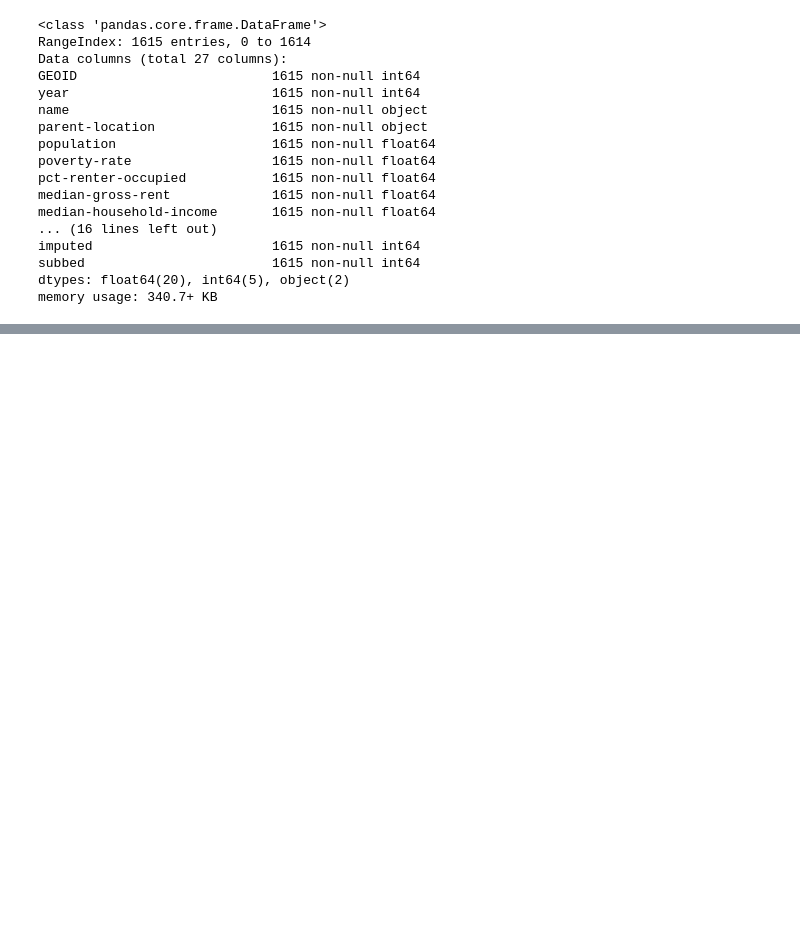
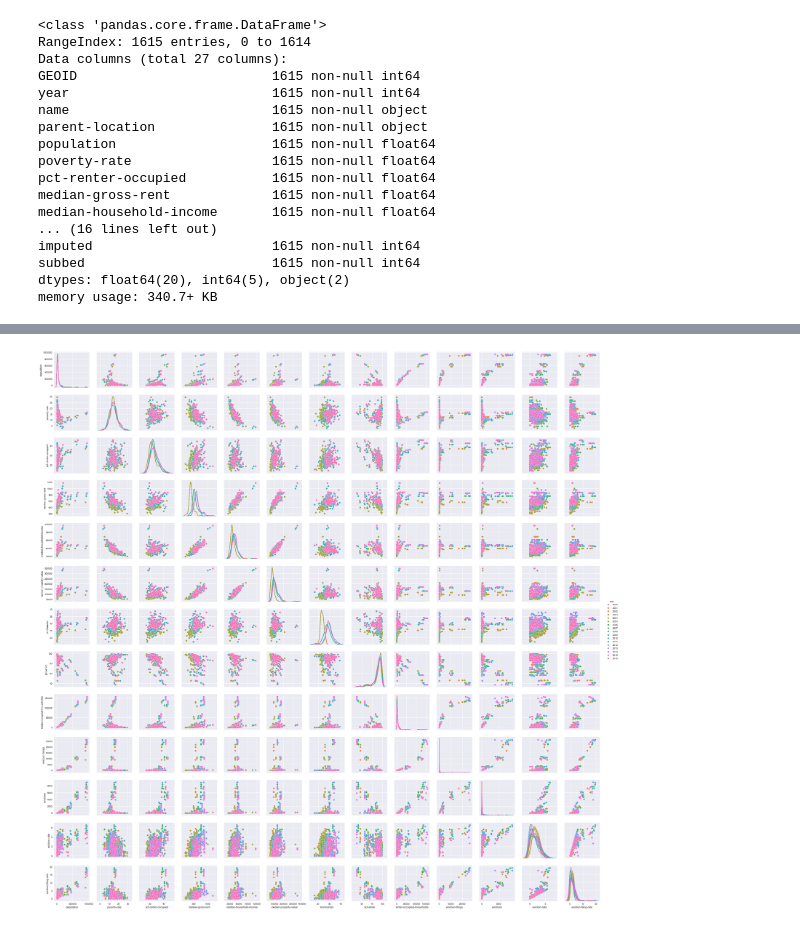
Before and after one commit to paulo-g-martinez/eviction-lab-tn-nss-capstone, a Jupyter notebook: EDA-exploratory-data-analysis.ipynb, the cells around one changed output, grey strips where cells are left out. Cells and saved outputs as stored; diff of their text form; code cells hidden in the pictures; blank space fills up the shorter version.

```diff
--- a/EDA-exploratory-data-analysis.ipynb
+++ b/EDA-exploratory-data-analysis.ipynb
@@ -291,0 +549,5 @@ memory usage: 340.7+ KB
+# %%
+g = sns.pairplot(counties_evicts_df,
+                 diag_kind = 'kde', hue = 'year', vars= consolidated_cols)
+# %% [output]
+[figure, added]
```
Also changed, not shown: parts of 37 cells of this notebook.
